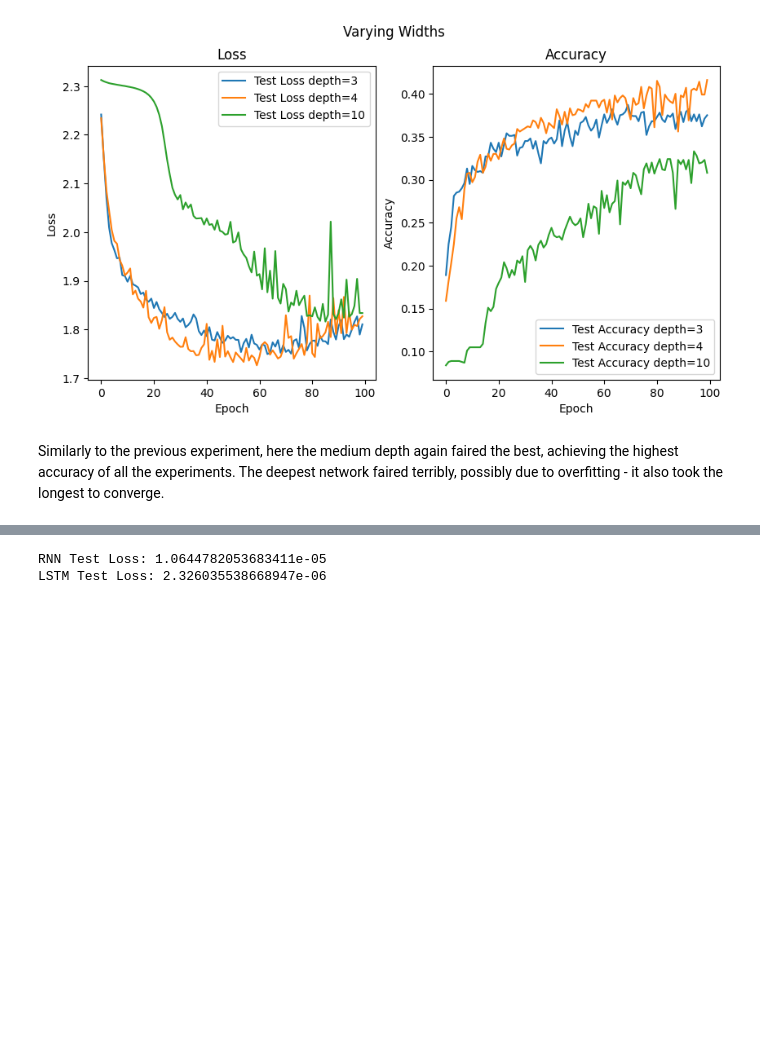
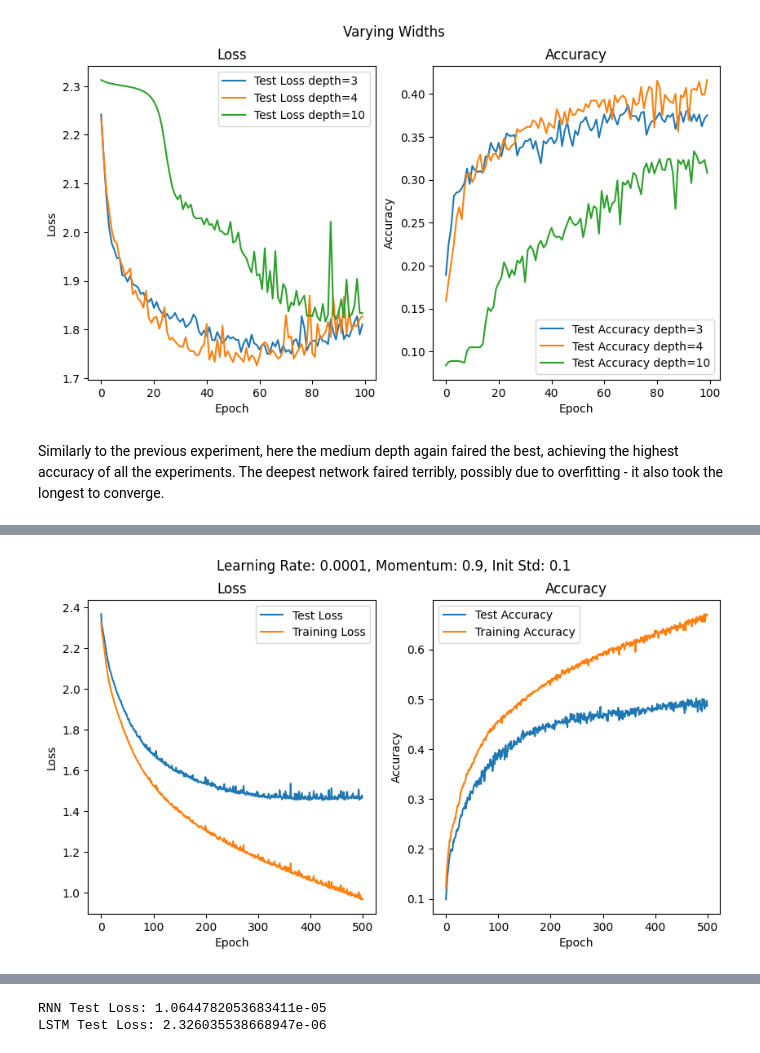
Before and after one commit to yoavgur/ml_hw, a Jupyter notebook: Deep/HW1.ipynb, the cells around one changed output, grey strips where cells are left out. Saved outputs shown, nothing was run; the diff lists cells and outputs as text; code cells hidden in the pictures; blank space fills up the shorter version.

```diff
--- a/Deep/HW1.ipynb
+++ b/Deep/HW1.ipynb
@@ -413,0 +590,12 @@ Similarly to the previous experiment, here the medium depth again faired the bes
+# %%
+_model = CNN()
+_optimizer = optim.SGD(_model.parameters(), learning_rate, momentum)
+
+learning_rate = 0.0001
+momentum = 0.9
+standard_deviation = 0.1
+ephocs = 500
+
+model1, test_losses1, test_accuracies1, training_losses1, training_accuracies1 = train_CNN(_model, _criterion, _optimizer,num_epochs=ephocs, std=standard_deviation)
+plot_graphs(test_losses1, test_accuracies1, training_losses1, training_accuracies1, f'Learning Rate: {learning_rate}, Momentum: {momentum}, Init Std: {standard_deviation}')
+# %% [output]
@@ -413,0 +603 @@ Similarly to the previous experiment, here the medium depth again faired the bes
+[figure, added]
```
Also changed, not shown: parts of 12 cells of this notebook.
